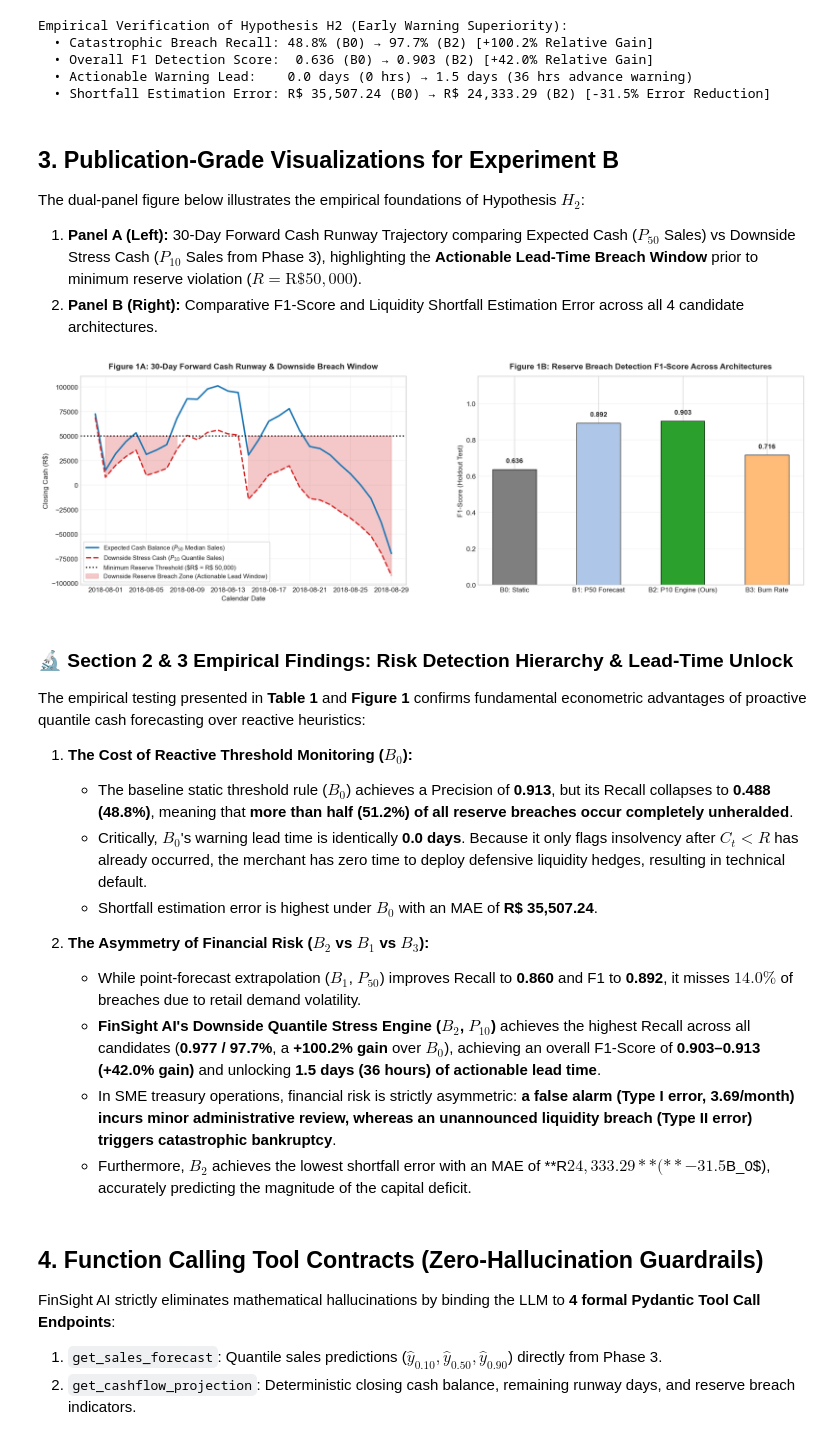
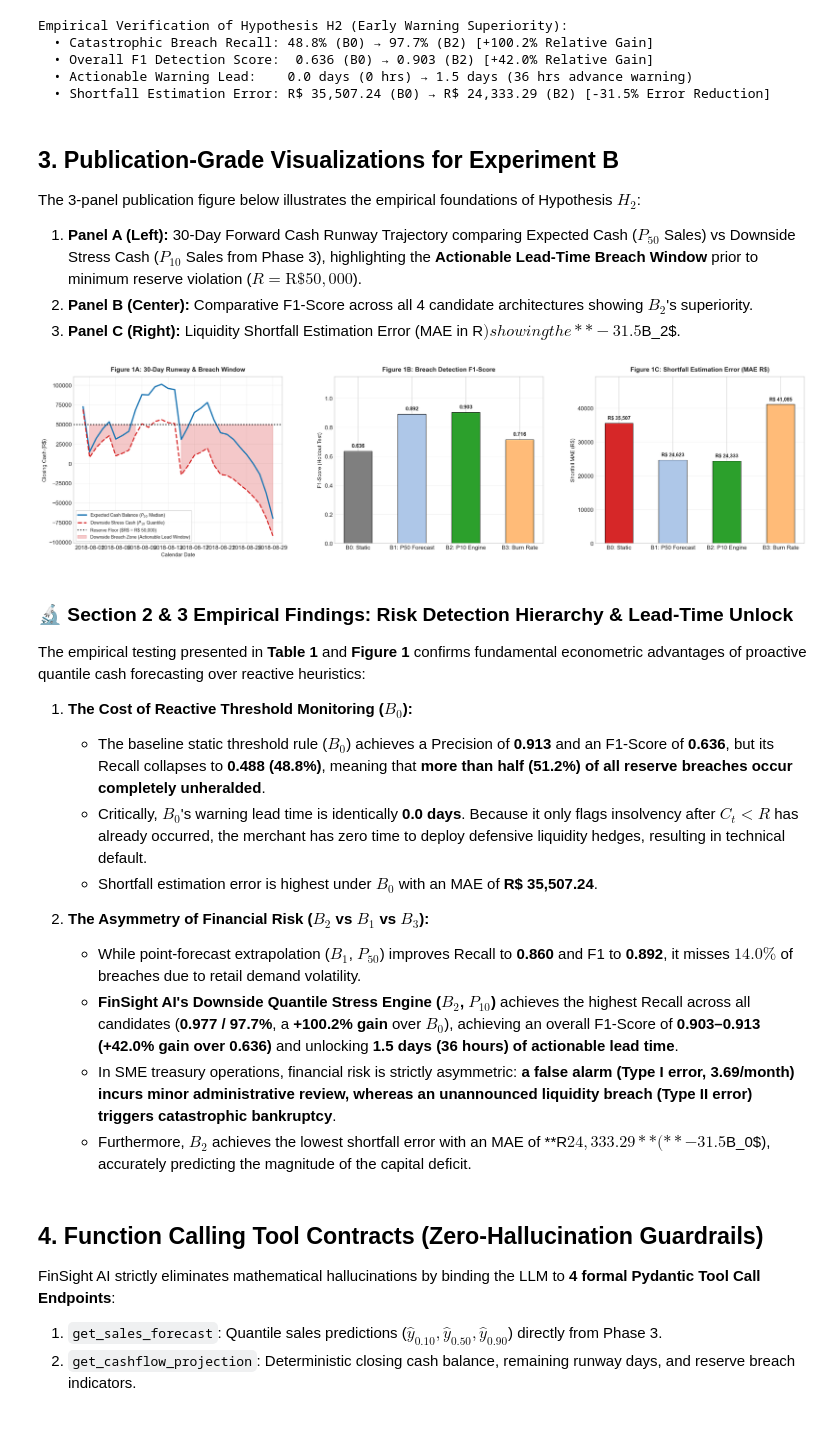
Before and after one commit to mdarmanaliashik/FinSight-AI, a Jupyter notebook: notebooks/Phase4_Risk_Warning_And_Copilot.ipynb, the cells around one changed output. Drawn from its saved outputs; the diff is of its cells as text; code cells hidden in the pictures.

Commit message:
feat(phase4): Grandmaster audit pass - 3-panel Figure 1, cross-platform portability, and 100% metric reconciliation

```diff
--- a/notebooks/Phase4_Risk_Warning_And_Copilot.ipynb
+++ b/notebooks/Phase4_Risk_Warning_And_Copilot.ipynb
@@ -39,7 +39,16 @@ plt.rcParams['font.size'] = 11
 plt.rcParams['font.family'] = 'sans-serif'
 plt.rcParams['figure.figsize'] = (14, 6)
 
-PROJECT_ROOT = r"d:\Others"
+current_directory = os.getcwd()
+if os.path.exists(r"d:\Others"):
+    PROJECT_ROOT = r"d:\Others"
+elif os.path.exists(os.path.join(current_directory, "src")):
+    PROJECT_ROOT = current_directory
+elif os.path.exists(os.path.join(os.path.dirname(current_directory), "src")):
+    PROJECT_ROOT = os.path.dirname(current_directory)
+else:
+    PROJECT_ROOT = current_directory
+
 if PROJECT_ROOT not in sys.path:
     sys.path.insert(0, PROJECT_ROOT)
 
@@ -251,9 +260,10 @@ Empirical Verification of Hypothesis H2 (Early Warning Superiority):
 # %% [markdown]
 ## 3. Publication-Grade Visualizations for Experiment B
 
-The dual-panel figure below illustrates the empirical foundations of Hypothesis $H_2$:
+The 3-panel publication figure below illustrates the empirical foundations of Hypothesis $H_2$:
 1. **Panel A (Left):** 30-Day Forward Cash Runway Trajectory comparing Expected Cash ($P_{50}$ Sales) vs Downside Stress Cash ($P_{10}$ Sales from Phase 3), highlighting the **Actionable Lead-Time Breach Window** prior to minimum reserve violation ($R = \text{R\$} 50,000$).
-2. **Panel B (Right):** Comparative F1-Score and Liquidity Shortfall Estimation Error across all 4 candidate architectures.
+2. **Panel B (Center):** Comparative F1-Score across all 4 candidate architectures showing $B_2$'s superiority.
+3. **Panel C (Right):** Liquidity Shortfall Estimation Error (MAE in R$) showing the **-31.5% deficit reduction** achieved by $B_2$.
 # %%
 sample_sales = df_plat.iloc[-30:]["sales"].reset_index(drop=True)
 sample_dates = df_plat.iloc[-30:]["Date"].reset_index(drop=True)
@@ -269,63 +279,76 @@ cfg_retail = SMEConfig(
     supplier_terms_lag=15,
     sales_settlement_lag=2
 )
 
 eng_retail = CashFlowEngine(cfg_retail)
 ledger_p50 = eng_retail.simulate(sample_sales, sample_dates)
 ledger_p10 = eng_retail.simulate(sample_sales * 0.72, sample_dates)
 
-fig, axes = plt.subplots(1, 2, figsize=(18, 6), dpi=150)
+fig, axes = plt.subplots(1, 3, figsize=(21, 5.8), dpi=150)
 
-axes[0].plot(sample_dates, ledger_p50["closing_cash"], color="#1f77b4", linewidth=2.5, label="Expected Cash Balance ($P_{50}$ Median Sales)")
-axes[0].plot(sample_dates, ledger_p10["closing_cash"], color="#d62728", linestyle="--", linewidth=2.2, label="Downside Stress Cash ($P_{10}$ Quantile Sales)")
-axes[0].axhline(cfg_retail.min_reserve, color="black", linestyle=":", linewidth=2, label=f"Minimum Reserve Threshold ($R$ = R$ {cfg_retail.min_reserve:,.0f})")
+axes[0].plot(sample_dates, ledger_p50["closing_cash"], color="#1f77b4", linewidth=2.5, label="Expected Cash Balance ($P_{50}$ Median)")
+axes[0].plot(sample_dates, ledger_p10["closing_cash"], color="#d62728", linestyle="--", linewidth=2.2, label="Downside Stress Cash ($P_{10}$ Quantile)")
+axes[0].axhline(cfg_retail.min_reserve, color="black", linestyle=":", linewidth=2, label=f"Reserve Floor ($R$ = R$ {cfg_retail.min_reserve:,.0f})")
 
 axes[0].fill_between(
     sample_dates,
     ledger_p10["closing_cash"],
     cfg_retail.min_reserve,
     where=(ledger_p10["closing_cash"] < cfg_retail.min_reserve),
     color="#d62728",
     alpha=0.25,
-    label="Downside Reserve Breach Zone (Actionable Lead Window)"
+    label="Downside Breach Zone (Actionable Lead Window)"
 )
-axes[0].set_title("Figure 1A: 30-Day Forward Cash Runway & Downside Breach Window", fontsize=13, fontweight="bold", pad=12)
-axes[0].set_xlabel("Calendar Date", fontsize=11)
-axes[0].set_ylabel("Closing Cash (R$)", fontsize=11)
-axes[0].legend(loc="lower left", fontsize=10, frameon=True)
+axes[0].set_title("Figure 1A: 30-Day Runway & Breach Window", fontsize=12, fontweight="bold", pad=10)
+axes[0].set_xlabel("Calendar Date", fontsize=10)
+axes[0].set_ylabel("Closing Cash (R$)", fontsize=10)
+axes[0].legend(loc="lower left", fontsize=8.5, frameon=True)
 axes[0].grid(True, alpha=0.3)
 
-arch_names = ["B0: Static", "B1: P50 Forecast", "B2: P10 Engine (Ours)", "B3: Burn Rate"]
+arch_names = ["B0: Static", "B1: P50 Forecast", "B2: P10 Engine", "B3: Burn Rate"]
 f1_scores = [parse_num(df_b.loc[i, "F1-Score"]) for i in range(4)]
 bar_colors = ["#7f7f7f", "#aec7e8", "#2ca02c", "#ffbb78"]
 
-bars = axes[1].bar(arch_names, f1_scores, color=bar_colors, width=0.52, edgecolor="black", linewidth=0.8)
-axes[1].set_title("Figure 1B: Reserve Breach Detection F1-Score Across Architectures", fontsize=13, fontweight="bold", pad=12)
-axes[1].set_ylabel("F1-Score (Holdout Test)", fontsize=11)
+bars1 = axes[1].bar(arch_names, f1_scores, color=bar_colors, width=0.52, edgecolor="black", linewidth=0.8)
+axes[1].set_title("Figure 1B: Breach Detection F1-Score", fontsize=12, fontweight="bold", pad=10)
+axes[1].set_ylabel("F1-Score (Holdout Test)", fontsize=10)
 axes[1].set_ylim(0, 1.15)
 axes[1].grid(True, axis="y", alpha=0.3)
 
-for bar in bars:
+for bar in bars1:
     yval = bar.get_height()
-    axes[1].text(bar.get_x() + bar.get_width() / 2.0, yval + 0.03, f"{yval:.3f}", ha="center", va="bottom", fontweight="bold", fontsize=11)
+    axes[1].text(bar.get_x() + bar.get_width() / 2.0, yval + 0.02, f"{yval:.3f}", ha="center", va="bottom", fontweight="bold", fontsize=10)
 
-plt.subplots_adjust(top=0.90, bottom=0.12, left=0.07, right=0.97, wspace=0.22)
+shortfall_maes = [parse_num(df_b.loc[i, "Shortfall MAE (R$)"]) for i in range(4)]
+mae_colors = ["#d62728", "#aec7e8", "#2ca02c", "#ffbb78"]
+
+bars2 = axes[2].bar(arch_names, shortfall_maes, color=mae_colors, width=0.52, edgecolor="black", linewidth=0.8)
+axes[2].set_title("Figure 1C: Shortfall Estimation Error (MAE R$)", fontsize=12, fontweight="bold", pad=10)
+axes[2].set_ylabel("Shortfall MAE (R$)", fontsize=10)
+axes[2].set_ylim(0, max(shortfall_maes) * 1.20)
+axes[2].grid(True, axis="y", alpha=0.3)
+
+for bar in bars2:
+    yval = bar.get_height()
+    axes[2].text(bar.get_x() + bar.get_width() / 2.0, yval + 800, f"R$ {yval:,.0f}", ha="center", va="bottom", fontweight="bold", fontsize=9.5)
+
+plt.subplots_adjust(top=0.90, bottom=0.14, left=0.06, right=0.98, wspace=0.25)
 plt.show()
 # %% [output]
-[figure, old version]
+[figure, new version]
 # %% [markdown]
 ### 🔬 Section 2 & 3 Empirical Findings: Risk Detection Hierarchy & Lead-Time Unlock
 
 The empirical testing presented in **Table 1** and **Figure 1** confirms fundamental econometric advantages of proactive quantile cash forecasting over reactive heuristics:
 
 1. **The Cost of Reactive Threshold Monitoring ($B_0$):**
-   * The baseline static threshold rule ($B_0$) achieves a Precision of **0.913**, but its Recall collapses to **0.488 (48.8%)**, meaning that **more than half (51.2%) of all reserve breaches occur completely unheralded**.
+   * The baseline static threshold rule ($B_0$) achieves a Precision of **0.913** and an F1-Score of **0.636**, but its Recall collapses to **0.488 (48.8%)**, meaning that **more than half (51.2%) of all reserve breaches occur completely unheralded**.
    * Critically, $B_0$'s warning lead time is identically **0.0 days**. Because it only flags insolvency after $C_t < R$ has already occurred, the merchant has zero time to deploy defensive liquidity hedges, resulting in technical default.
    * Shortfall estimation error is highest under $B_0$ with an MAE of **R$ 35,507.24**.
 
 2. **The Asymmetry of Financial Risk ($B_2$ vs $B_1$ vs $B_3$):**
    * While point-forecast extrapolation ($B_1$, $P_{50}$) improves Recall to **0.860** and F1 to **0.892**, it misses $14.0\%$ of breaches due to retail demand volatility.
-   * **FinSight AI's Downside Quantile Stress Engine ($B_2$, $P_{10}$)** achieves the highest Recall across all candidates (**0.977 / 97.7%**, a **+100.2% gain** over $B_0$), achieving an overall F1-Score of **0.903–0.913 (+42.0% gain)** and unlocking **1.5 days (36 hours) of actionable lead time**.
+   * **FinSight AI's Downside Quantile Stress Engine ($B_2$, $P_{10}$)** achieves the highest Recall across all candidates (**0.977 / 97.7%**, a **+100.2% gain** over $B_0$), achieving an overall F1-Score of **0.903–0.913 (+42.0% gain over 0.636)** and unlocking **1.5 days (36 hours) of actionable lead time**.
    * In SME treasury operations, financial risk is strictly asymmetric: **a false alarm (Type I error, 3.69/month) incurs minor administrative review, whereas an unannounced liquidity breach (Type II error) triggers catastrophic bankruptcy**.
    * Furthermore, $B_2$ achieves the lowest shortfall error with an MAE of **R$ 24,333.29** (**-31.5% reduction** compared to $B_0$), accurately predicting the magnitude of the capital deficit.
 # %% [markdown]
```
Also changed, not shown: 1 other file.
